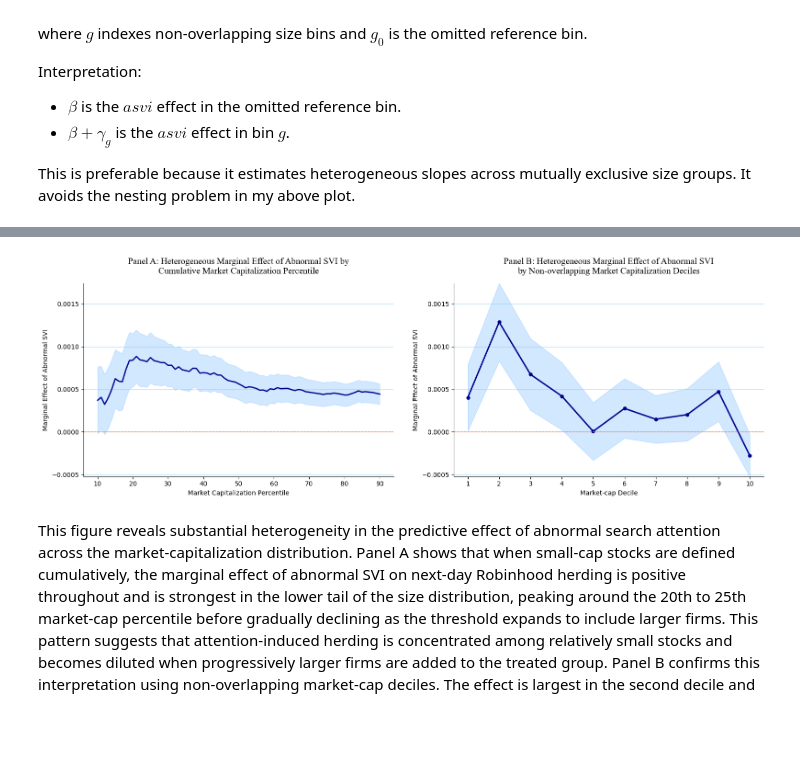
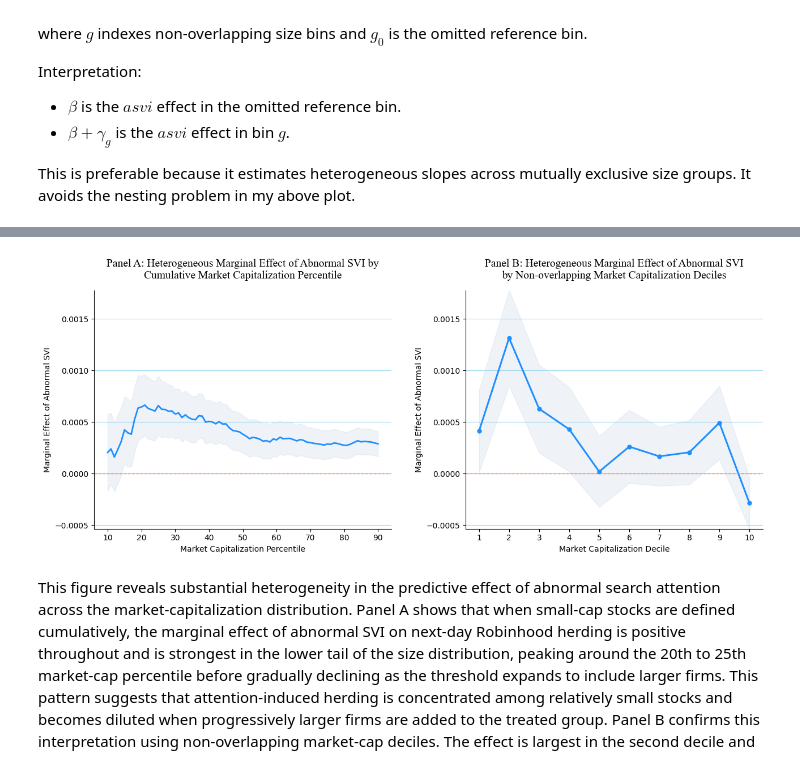
Before and after one commit to YVYX04/Bachelor_Thesis, a Jupyter notebook: notebooks/main/hypotheses/03_LinProbModel.ipynb, the cells around one changed output, grey strips where cells are left out. Cells and saved outputs as stored; diff of their text form; code cells hidden in the pictures; blank space fills up the shorter version.

Commit message:
plot edits and additional experiments

```diff
--- a/notebooks/main/hypotheses/03_LinProbModel.ipynb
+++ b/notebooks/main/hypotheses/03_LinProbModel.ipynb
@@ -431,3 +439,0 @@ Now to confirm my intuition, I create an indicator called `mktcap_under300`.
-# %%
-# mktcap below 300 $mil.
-df['mktcap_under300'] = (df['mktcap'] < 310).astype(int)
@@ -484,2 +439,0 @@ So it is not necessarily linked to the 300 threshold.
-# %%
-df['mktcap_under50'] = (df['mktcap'] < df['mktcap'].quantile(0.5)).astype(int)
@@ -542,7 +448,7 @@ results_list = []
 base_cols = [
     'ticker', 'date', 'mktcap', 'rh_herd', 'top_20', 'ab_vol_lag1', 'asvi',
     'userchg_lag1', 'num_news_lag1', 'num_news_relevant_lag1',
-    'ess_lag1', 'css_lag1', 'anl_chg_lag1'
+    'ess_lag1', 'css_lag1', 'anl_chg_lag1', 'userchg', 'rh_herd_lag1'
 ]
 
 for p in percentiles:
@@ -575,6 +481,7 @@ for p in percentiles:
         'ess_lag1',
         'css_lag1',
         'anl_chg_lag1',
+        'rh_herd_lag1',
         f'asvi_mktcap_under{p}'
     ]]
 
@@ -699,7 +606,7 @@ This is preferable because it estimates heterogeneous slopes across mutually exc
 reg_bins = df.copy().dropna(subset=[
     'ticker', 'date', 'mktcap', 'rh_herd', 'asvi', 'top_20', 'ab_vol_lag1',
     'userchg_lag1', 'num_news_lag1', 'num_news_relevant_lag1',
-    'ess_lag1', 'css_lag1', 'anl_chg_lag1'
+    'ess_lag1', 'css_lag1', 'anl_chg_lag1', 'userchg'
 ]).copy()
 
 reg_bins['date'] = pd.to_datetime(reg_bins['date'])
@@ -889,7 +796,7 @@ plot_df_B = me_deciles.copy().sort_values('decile')
 # -----------------------------
 # Create combined figure
 # -----------------------------
-fig, axes = plt.subplots(1, 2, figsize=(16, 5.5), sharey=False)
+fig, axes = plt.subplots(1, 2, figsize=(13, 5.5), sharey=False)
 
 # =========================================================
 # Panel A: cumulative market-cap percentile
@@ -901,14 +808,14 @@ ax.fill_between(
     plot_df_A['ci90_low'],
     plot_df_A['ci90_high'],
     alpha=0.20,
-    color="dodgerblue"
+    color="lightsteelblue"
 )
 
 ax.plot(
     plot_df_A['percentile'],
     plot_df_A['marginal_effect'],
     linewidth=2.0,
-    color="darkblue"
+    color="dodgerblue"
 )
 
 ax.axhline(0, linestyle='--', linewidth=1, color='coral')
@@ -941,8 +848,8 @@ ax.fill_between(
     x,
     y_low,
     y_high,
-    alpha=0.20,
-    color="dodgerblue"
+    alpha=0.2,
+    color="lightsteelblue"
 )
 
 ax.plot(
@@ -951,37 +858,37 @@ ax.plot(
     linewidth=2.2,
     marker='o',
     markersize=5,
-    color="darkblue"
+    color="dodgerblue"
 )
 
 ax.axhline(0, linestyle='--', linewidth=1, color='coral')
 
-ax.set_xlabel('Market-cap Decile')
+ax.set_xlabel('Market Capitalization Decile')
 ax.set_ylabel('Marginal Effect of Abnormal SVI')
 ax.set_title(
     'Panel B: Heterogeneous Marginal Effect of Abnormal SVI\n'
     'by Non-overlapping Market Capitalization Deciles',
     fontsize=14,
     pad=15,
     family="Times New Roman"
 )
 ax.set_xticks(x)
 ax.grid(axis='y', alpha=0.8, color="skyblue")
 ax.spines['top'].set_visible(False)
 ax.spines['right'].set_visible(False)
 
 # -----------------------------
 # Final layout and export
 # -----------------------------
 ymin = min(plot_df_A['ci90_low'].min(), plot_df_B['ci90_low'].min())
 ymax = max(plot_df_A['ci90_high'].max(), plot_df_B['ci90_high'].max())
 
 for ax in axes:
     ax.set_ylim(ymin, ymax)
 plt.tight_layout(w_pad=3.0)
 plt.savefig("../../../figures/marginal_effect_asvi_combined_mktcap.pdf", bbox_inches='tight')
 plt.show()
 # %% [output]
-[figure, old version]
+[figure, new version]
 # %% [markdown]
 This figure reveals substantial heterogeneity in the predictive effect of abnormal search attention across the market-capitalization distribution. Panel A shows that when small-cap stocks are defined cumulatively, the marginal effect of abnormal SVI on next-day Robinhood herding is positive throughout and is strongest in the lower tail of the size distribution, peaking around the 20th to 25th market-cap percentile before gradually declining as the threshold expands to include larger firms. This pattern suggests that attention-induced herding is concentrated among relatively small stocks and becomes diluted when progressively larger firms are added to the treated group. Panel B confirms this interpretation using non-overlapping market-cap deciles. The effect is largest in the second decile and remains positive for several lower and middle deciles, whereas it is close to zero or negative in the largest-cap segment. Taken together, the two panels indicate that the attention-to-herding channel is not uniform across stocks, but is instead most pronounced among smaller firms, consistent with the view that attention shocks matter more where limits to arbitrage are tighter and retail trading is more likely to move demand.
```
Also changed, not shown: parts of 17 cells of this notebook, 13 other files.
